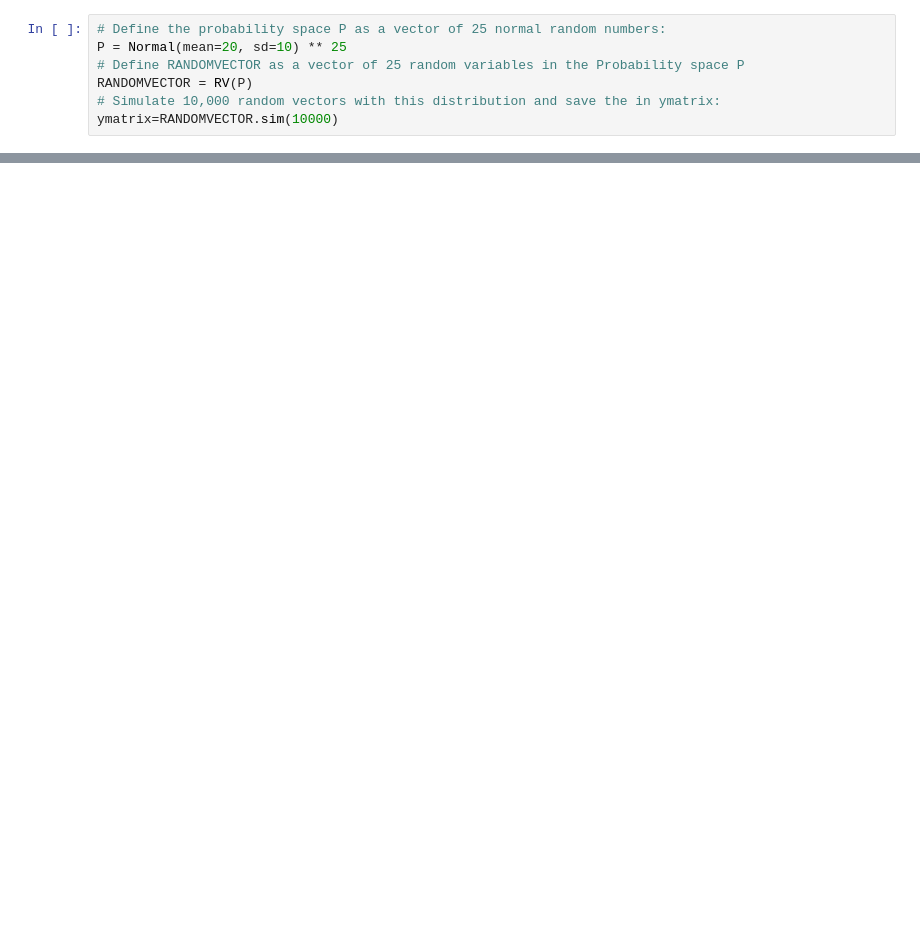
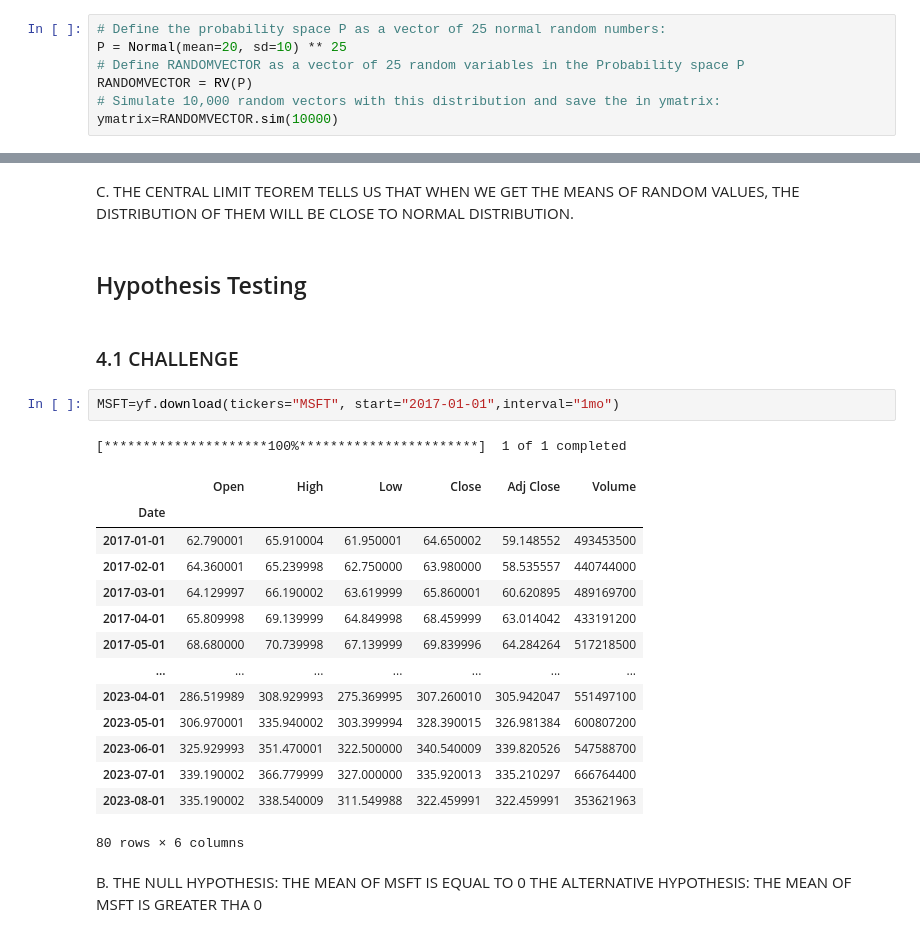
Before and after one commit to dieghoost04/workshops, a Jupyter notebook: workshop2DiegoDíazAyala.ipynb, the cells around one changed output, grey strips where cells are left out. Cells and saved outputs as stored; diff of their text form; blank space fills up the shorter version.

```diff
--- a/workshop2DiegoDíazAyala.ipynb
+++ b/workshop2DiegoDíazAyala.ipynb
@@ -172,0 +217,27 @@ plt.show()
+# %% [markdown]
+C. THE CENTRAL LIMIT TEOREM TELLS US THAT WHEN WE GET THE MEANS OF RANDOM VALUES, THE DISTRIBUTION OF THEM WILL BE CLOSE TO NORMAL DISTRIBUTION.
+# %% [markdown]
+## Hypothesis Testing
+# %% [markdown]
+### 4.1 CHALLENGE
+# %%
+MSFT=yf.download(tickers="MSFT", start="2017-01-01",interval="1mo")
+# %% [output]
+[*********************100%***********************]  1 of 1 completed
+|  | Open | High | Low | Close | Adj Close | Volume |
+| Date |  |  |  |  |  |  |
+| 2017-01-01 | 62.790001 | 65.910004 | 61.950001 | 64.650002 | 59.148552 | 493453500 |
+| 2017-02-01 | 64.360001 | 65.239998 | 62.750000 | 63.980000 | 58.535557 | 440744000 |
+| 2017-03-01 | 64.129997 | 66.190002 | 63.619999 | 65.860001 | 60.620895 | 489169700 |
+| 2017-04-01 | 65.809998 | 69.139999 | 64.849998 | 68.459999 | 63.014042 | 433191200 |
+| 2017-05-01 | 68.680000 | 70.739998 | 67.139999 | 69.839996 | 64.284264 | 517218500 |
+| ... | ... | ... | ... | ... | ... | ... |
+| 2023-04-01 | 286.519989 | 308.929993 | 275.369995 | 307.260010 | 305.942047 | 551497100 |
+| 2023-05-01 | 306.970001 | 335.940002 | 303.399994 | 328.390015 | 326.981384 | 600807200 |
+| 2023-06-01 | 325.929993 | 351.470001 | 322.500000 | 340.540009 | 339.820526 | 547588700 |
+| 2023-07-01 | 339.190002 | 366.779999 | 327.000000 | 335.920013 | 335.210297 | 666764400 |
+| 2023-08-01 | 335.190002 | 338.540009 | 311.549988 | 322.459991 | 322.459991 | 353621963 |
+80 rows × 6 columns
+# %% [markdown]
+B. THE NULL HYPOTHESIS: THE MEAN OF MSFT IS EQUAL TO 0
+   THE ALTERNATIVE HYPOTHESIS: THE MEAN OF MSFT IS GREATER THA 0
```
Also changed, not shown: parts of 29 cells of this notebook.
